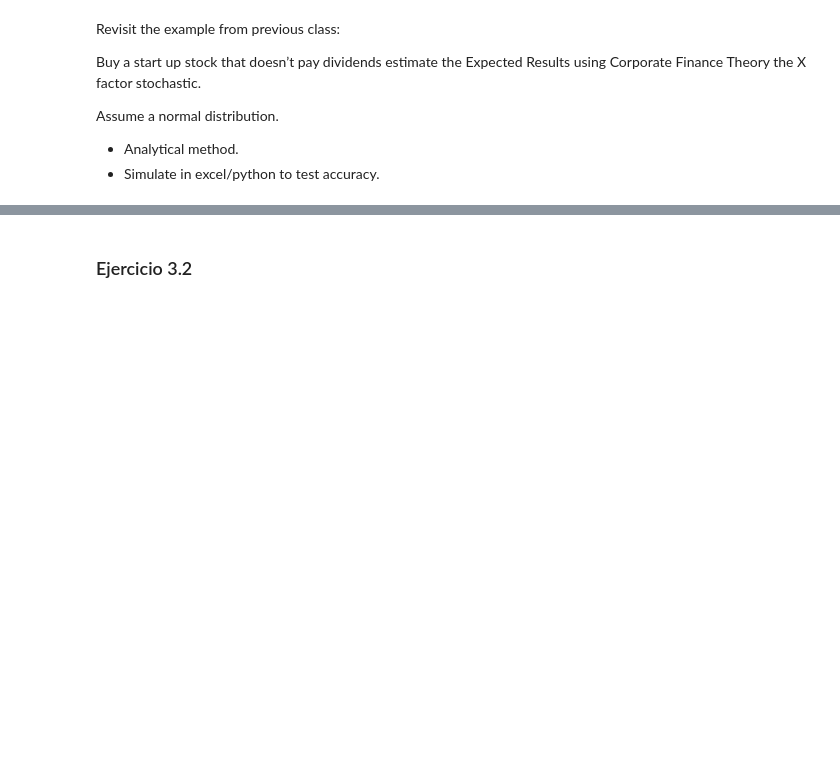
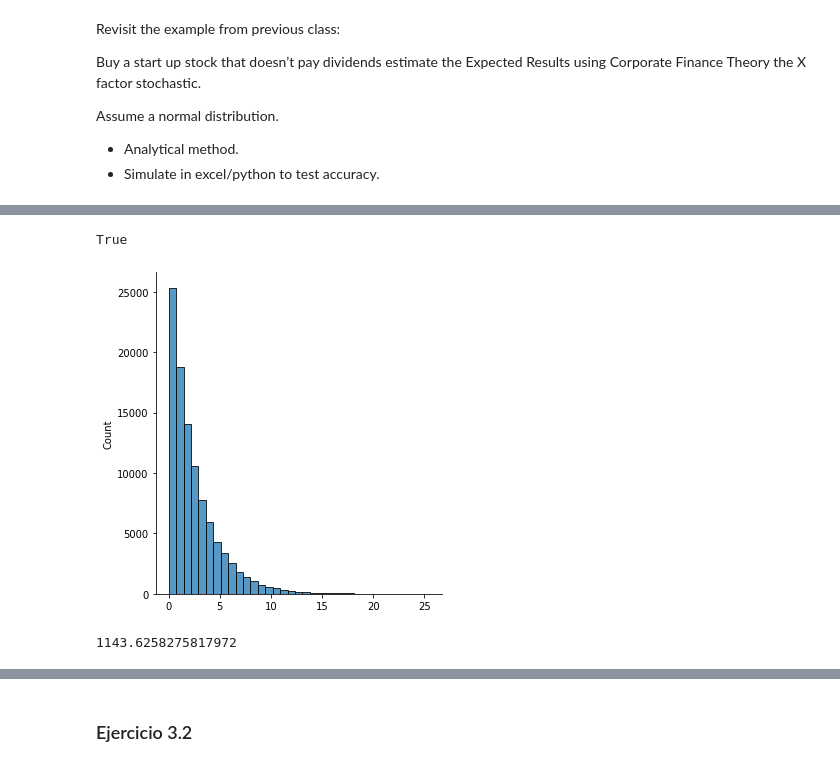
Before and after one commit to bmanica/Quantitative_Finance, a Jupyter notebook: Tarea 3/Tarea_3.ipynb, the cells around one changed output, grey strips where cells are left out. Saved outputs shown, nothing was run; the diff lists cells and outputs as text; code cells hidden in the pictures; blank space fills up the shorter version.

Commit message:
3.1 Simulación

```diff
--- a/Tarea 3/Tarea_3.ipynb
+++ b/Tarea 3/Tarea_3.ipynb
@@ -194,0 +212,15 @@ $$ Var[F] = 25484882$$
+# %%
+# Validando la Ecuación Contable
+A == L+E
+# %% [output]
+True
+# %%
+def exp_gen(beta, n):
+    X = np.random.exponential(scale = beta, size = n)
+    return X
+# %%
+variables = np.concatenate([exp_gen(2.5, 1) for i in range(100000)])
+# %%
+sns.displot(variables, bins = 35);
+# %% [output]
+[figure, added]
@@ -194,0 +230,6 @@ $$ Var[F] = 25484882$$
+# %%
+# Promedio de 100,000 EF generados con simulación
+EF = np.mean(EF)
+EF
+# %% [output]
+1143.6258275817972
```
Also changed, not shown: parts of 15 cells of this notebook.
